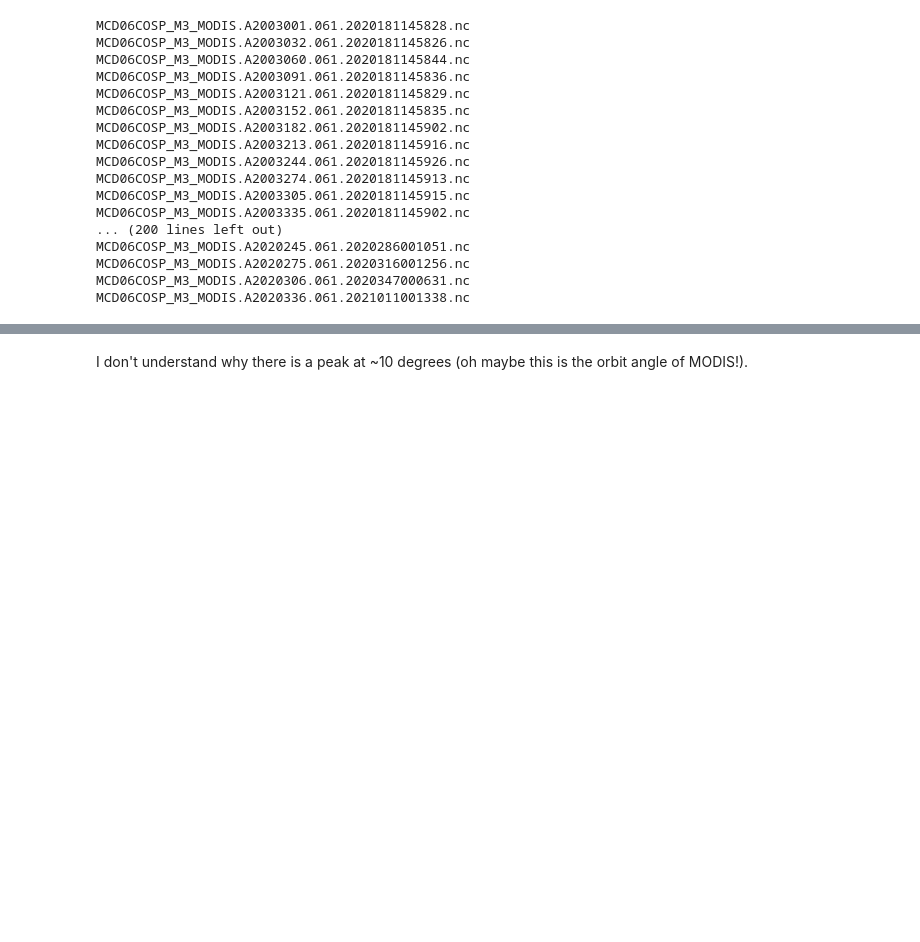
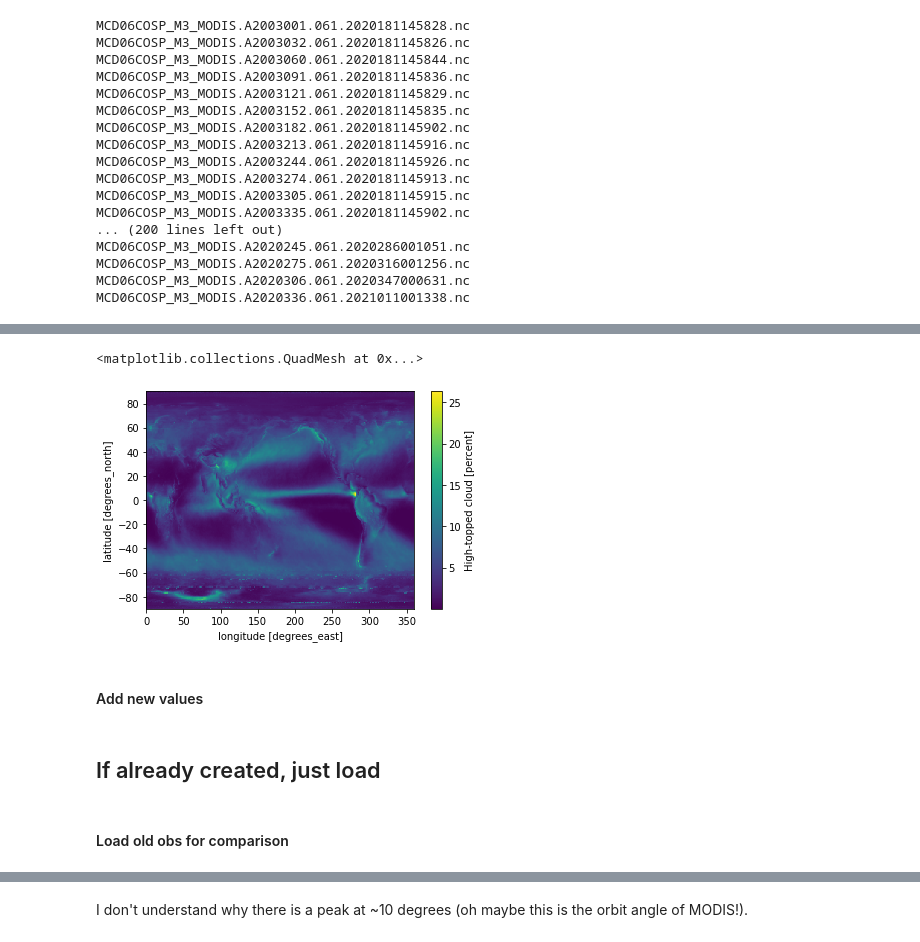
Before and after one commit to jshaw35/CESM2_analysis, a Jupyter notebook: CESM2_COSP/modis_proc_new.ipynb, the cells around one changed output, grey strips where cells are left out. Cells and saved outputs as stored; diff of their text form; code cells hidden in the pictures; blank space fills up the shorter version.

```diff
--- a/CESM2_COSP/modis_proc_new.ipynb
+++ b/CESM2_COSP/modis_proc_new.ipynb
@@ -391,0 +227,5 @@ cotpcl_counts = cotpcl_climo['JHisto_vs_Cloud_Top_Pressure'].sum(dim=['jhisto_cl
+# %%
+obs2012_dir = '/glade/u/home/jonahshaw/w/archive/taylor_files/2012_obs'
+modis2012_file = 'MODIS.CLDHGH_THICK_MODIS.nc'
+# %%
+old_modis = xr.open_dataset('%s/%s' % (obs2012_dir,modis2012_file))
@@ -391,0 +295,5 @@ cotpcl_counts = cotpcl_climo['JHisto_vs_Cloud_Top_Pressure'].sum(dim=['jhisto_cl
+# %%
+old_modis['CLDHGH_THICK_MODIS'].plot()
+# %% [output]
+<matplotlib.collections.QuadMesh at 0x...>
+[figure, added]
@@ -391,0 +310,2 @@ cotpcl_counts = cotpcl_climo['JHisto_vs_Cloud_Top_Pressure'].sum(dim=['jhisto_cl
+# %% [markdown]
+#### Add new values
@@ -391,0 +323,2 @@ cotpcl_counts = cotpcl_climo['JHisto_vs_Cloud_Top_Pressure'].sum(dim=['jhisto_cl
+# %% [markdown]
+## If already created, just load
@@ -391,0 +327,2 @@ cotpcl_counts = cotpcl_climo['JHisto_vs_Cloud_Top_Pressure'].sum(dim=['jhisto_cl
+# %% [markdown]
+#### Load old obs for comparison
```
Also changed, not shown: parts of 71 cells of this notebook.
